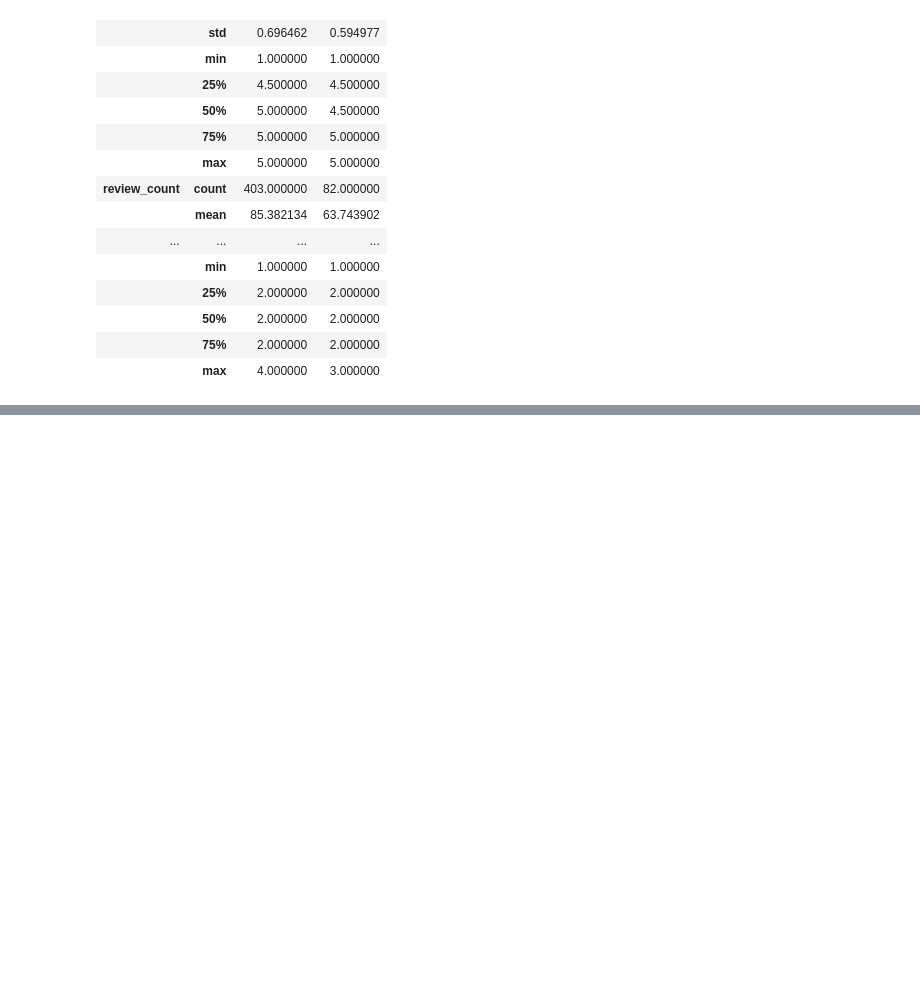
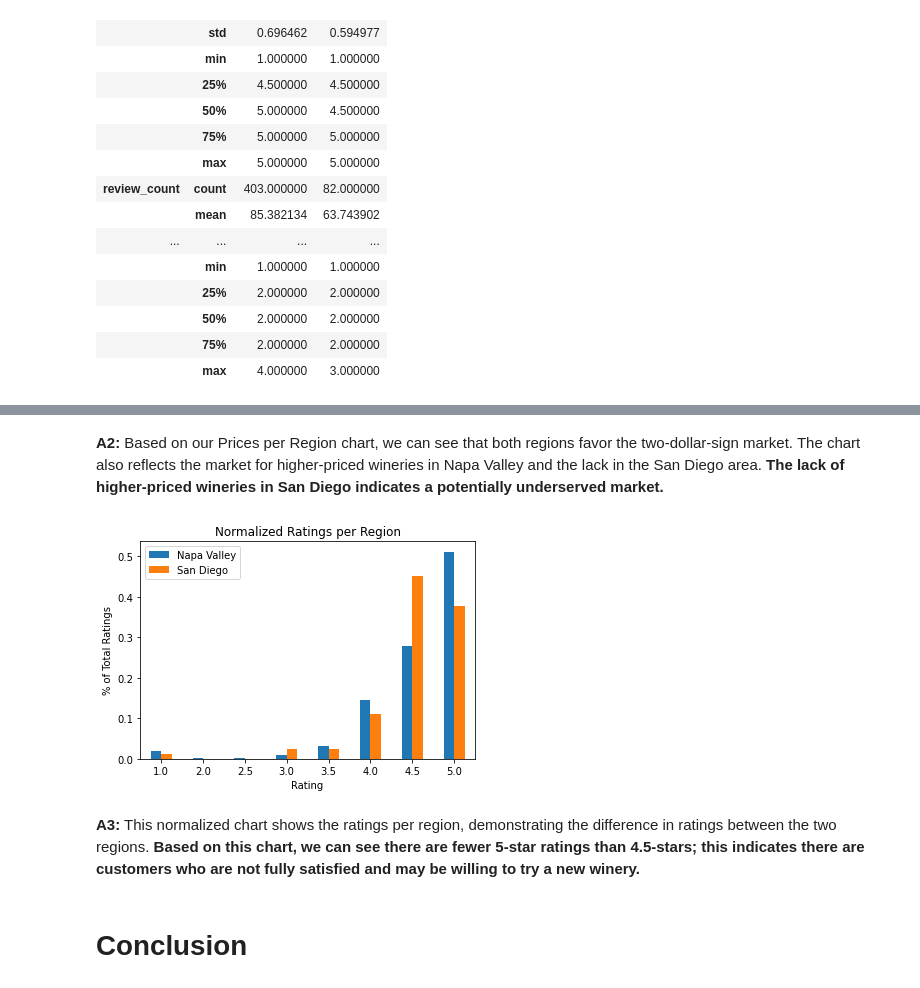
Before and after one commit to pleasecallmejax/Phase-1-Project, a Jupyter notebook: 1 EDA - Condensed and Annotated.ipynb, the cells around one changed output, grey strips where cells are left out. Drawn from its saved outputs; the diff is of its cells as text; code cells hidden in the pictures; blank space fills up the shorter version.

```diff
--- a/1 EDA - Condensed and Annotated.ipynb
+++ b/1 EDA - Condensed and Annotated.ipynb
@@ -245,0 +215,19 @@ fig.show()
+# %% [markdown]
+**A2:** Based on our Prices per Region chart, we can see that both regions favor the two-dollar-sign market. The chart also reflects the market for higher-priced wineries in Napa Valley and the lack in the San Diego area. **The lack of higher-priced wineries in San Diego indicates a potentially underserved market.**
+# %%
+# Making a grouped bar chart for each city after normalizing the ratings
+norm_rating = combined.groupby('City')['rating'].value_counts(normalize=True).to_frame()
+norm_rating.unstack(0).plot(kind='bar')
+legend = plt.legend()
+legend.get_texts()[0].set_text('Napa Valley')
+legend.get_texts()[1].set_text('San Diego')
+plt.xticks(rotation = 0)
+plt.xlabel('Rating')
+plt.ylabel('% of Total Ratings')
+plt.title('Normalized Ratings per Region');
+# %% [output]
+[figure, added]
+# %% [markdown]
+**A3:** This normalized chart shows the ratings per region, demonstrating the difference in ratings between the two regions. **Based on this chart, we can see there are fewer 5-star ratings than 4.5-stars; this indicates there are customers who are not fully satisfied and may be willing to try a new winery.**
+# %% [markdown]
+# Conclusion
```
Also changed, not shown: parts of 15 cells of this notebook.
